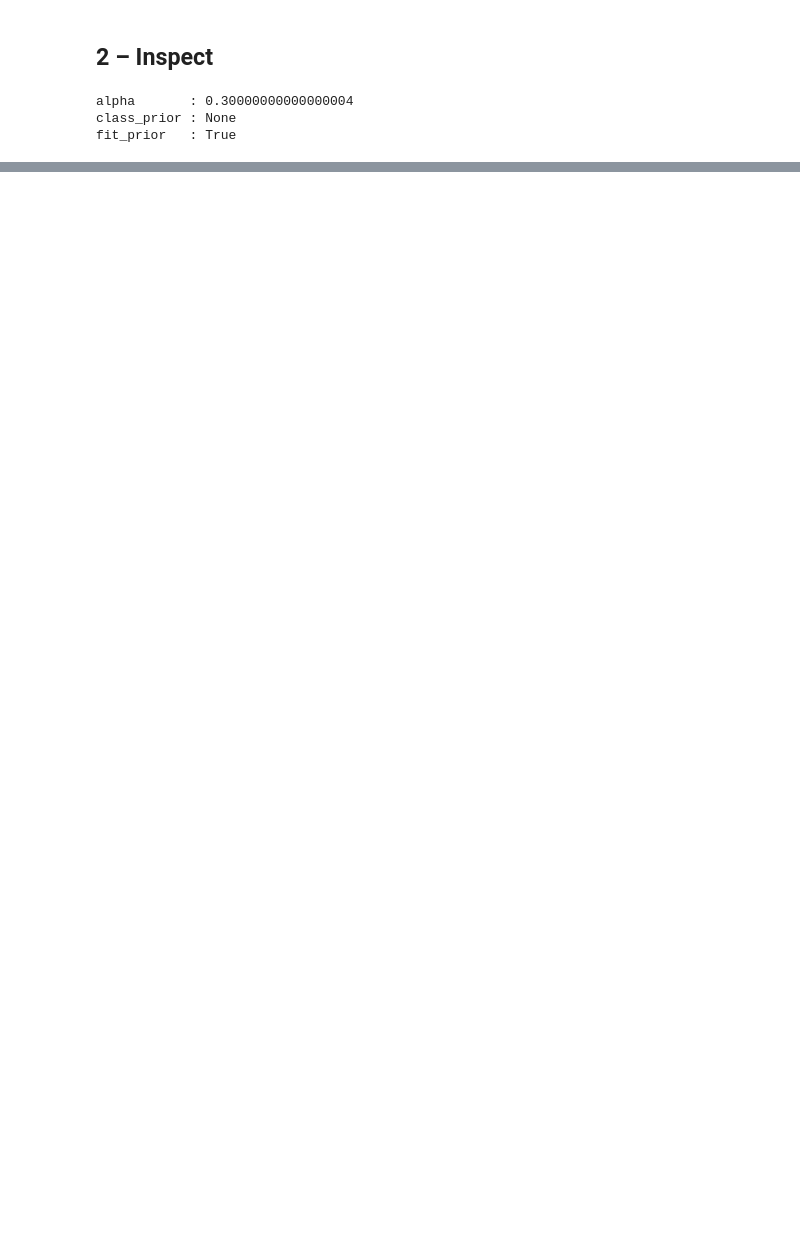
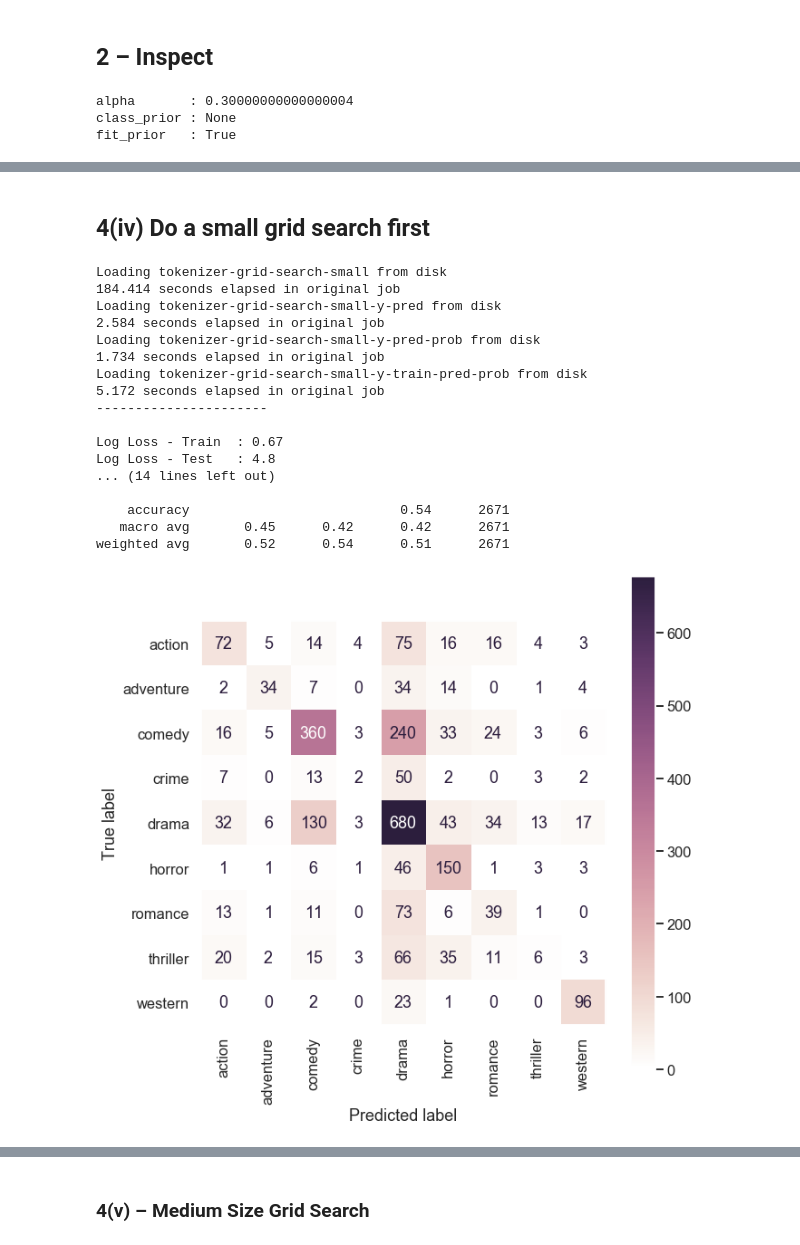
Before and after one commit to rcharan/movie-genre-classification, a Jupyter notebook: classification.ipynb, the cells around one changed output, grey strips where cells are left out. Saved outputs shown, nothing was run; the diff lists cells and outputs as text; code cells hidden in the pictures; blank space fills up the shorter version.

```diff
--- a/classification.ipynb
+++ b/classification.ipynb
@@ -484,0 +611,5 @@ fit_prior   : False
+# %%
+%%time
+# Tests show that including tagging is
+#  about 200 times slower (results not shown)
+slow_spacy_tokenizer = spacy.load("en_core_web_lg", disable=['parser', 'ner'])
@@ -484,0 +619,5 @@ fit_prior   : False
+# %%
+# Evade GridSearchCV's repetitive calls to stateless transformers
+@functools.lru_cache(maxsize = 16384)
+def cached_spacy_tokenizer(string_):
+    return slow_spacy_tokenizer(string_)
@@ -484,0 +762,51 @@ fit_prior   : False
+# %% [markdown]
+## 4(iv) Do a small grid search first
+# %%
+# Tracking
+model_data    = {'name'    : 'tokenizer-grid-search-small',
+                 'display' : 'tokenizer-grid-search-small'}
+
+
+# Parameters for Grid Search
+tokenizer_param_grid = {
+    'allow_oov' : [True, False],
+    'lemmatize' : [True, False],
+}
+learner_param_grid   = {
+    'alpha' : list(np.linspace(0.05, 0.45, 5))
+}
+
+# Build and Fit the Model
+tokenizer_param_grid = prefix_dict(tokenizer_prefix, tokenizer_param_grid)
+model = make_grid_search(learner, easy_splitter, tokenizer_param_grid, learner_param_grid)
+with joblib.parallel_backend('multiprocessing'):
+    model = persist(model_data['name'], model, 'fit', X, y)
+
+# Register Data
+model_data['model'] = model
+models.append(model_data)
+
+# Evaluate
+evaluate(model_data)
+
+# Inspect
+cv_results(model)
+# %% [output]
+Loading tokenizer-grid-search-small from disk
+184.414 seconds elapsed in original job
+Loading tokenizer-grid-search-small-y-pred from disk
+2.584 seconds elapsed in original job
+Loading tokenizer-grid-search-small-y-pred-prob from disk
+1.734 seconds elapsed in original job
+Loading tokenizer-grid-search-small-y-train-pred-prob from disk
+5.172 seconds elapsed in original job
+----------------------
+
+Log Loss - Train  : 0.67
+Log Loss - Test   : 4.8
+... (14 lines left out)
+
+    accuracy                           0.54      2671
+   macro avg       0.45      0.42      0.42      2671
+weighted avg       0.52      0.54      0.51      2671
+[figure, added]
@@ -484,0 +830,2 @@ fit_prior   : False
+# %% [markdown]
+### 4(v) – Medium Size Grid Search
```
Also changed, not shown: parts of 33 cells of this notebook, 34 other files.
